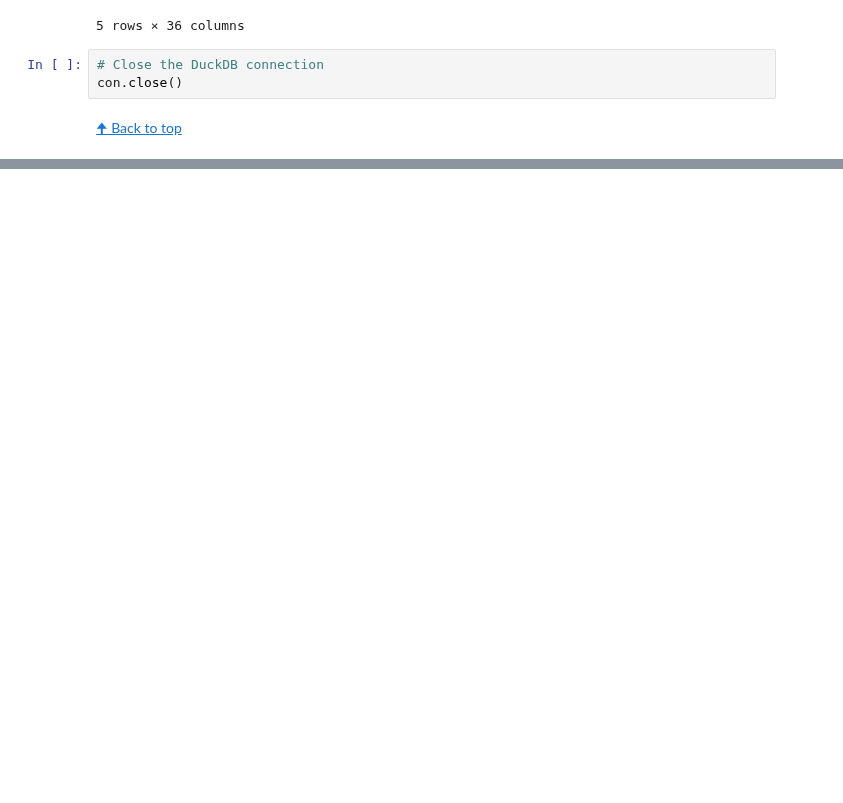
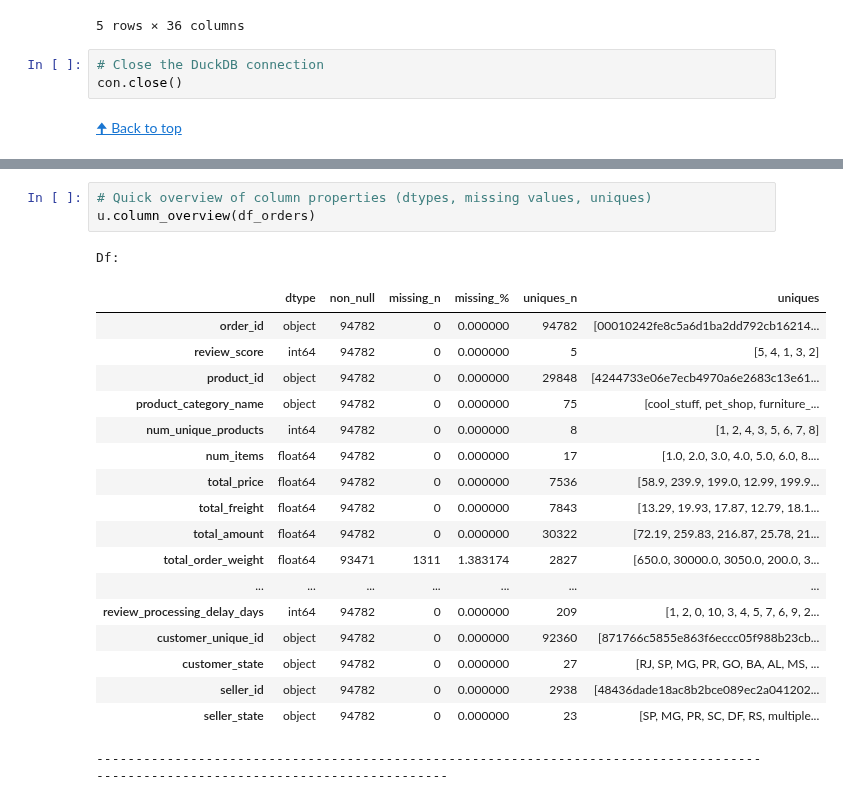
Before and after one commit to OlesyaEvseeva/customer-satisfaction-ecommerce, a Jupyter notebook: notebooks/02_data_integration_preprocessing.ipynb, the cells around one changed output, grey strips where cells are left out. Drawn from its saved outputs; the diff is of its cells as text; blank space fills up the shorter version.

Commit message:
feat(notebook-2): add initial inspection of joined dataset with summary and column overview

```diff
--- a/notebooks/02_data_integration_preprocessing.ipynb
+++ b/notebooks/02_data_integration_preprocessing.ipynb
@@ -391,0 +407,23 @@ con.close()
+# %%
+# Quick overview of column properties (dtypes, missing values, uniques)
+u.column_overview(df_orders)
+# %% [output]
+Df:
+|  | dtype | non_null | missing_n | missing_% | uniques_n | uniques |
+| order_id | object | 94782 | 0 | 0.000000 | 94782 | [00010242fe8c5a6d1ba2dd792cb16214... |
+| review_score | int64 | 94782 | 0 | 0.000000 | 5 | [5, 4, 1, 3, 2] |
+| product_id | object | 94782 | 0 | 0.000000 | 29848 | [4244733e06e7ecb4970a6e2683c13e61... |
+| product_category_name | object | 94782 | 0 | 0.000000 | 75 | [cool_stuff, pet_shop, furniture_... |
+| num_unique_products | int64 | 94782 | 0 | 0.000000 | 8 | [1, 2, 4, 3, 5, 6, 7, 8] |
+| num_items | float64 | 94782 | 0 | 0.000000 | 17 | [1.0, 2.0, 3.0, 4.0, 5.0, 6.0, 8.... |
+| total_price | float64 | 94782 | 0 | 0.000000 | 7536 | [58.9, 239.9, 199.0, 12.99, 199.9... |
+| total_freight | float64 | 94782 | 0 | 0.000000 | 7843 | [13.29, 19.93, 17.87, 12.79, 18.1... |
+| total_amount | float64 | 94782 | 0 | 0.000000 | 30322 | [72.19, 259.83, 216.87, 25.78, 21... |
+| total_order_weight | float64 | 93471 | 1311 | 1.383174 | 2827 | [650.0, 30000.0, 3050.0, 200.0, 3... |
+| ... | ... | ... | ... | ... | ... | ... |
+| review_processing_delay_days | int64 | 94782 | 0 | 0.000000 | 209 | [1, 2, 0, 10, 3, 4, 5, 7, 6, 9, 2... |
+| customer_unique_id | object | 94782 | 0 | 0.000000 | 92360 | [871766c5855e863f6eccc05f988b23cb... |
+| customer_state | object | 94782 | 0 | 0.000000 | 27 | [RJ, SP, MG, PR, GO, BA, AL, MS, ... |
+| seller_id | object | 94782 | 0 | 0.000000 | 2938 | [48436dade18ac8b2bce089ec2a041202... |
+| seller_state | object | 94782 | 0 | 0.000000 | 23 | [SP, MG, PR, SC, DF, RS, multiple... |
+----------------------------------------------------------------------------------------------------------------------------------
```
Also changed, not shown: parts of 4 cells of this notebook.
